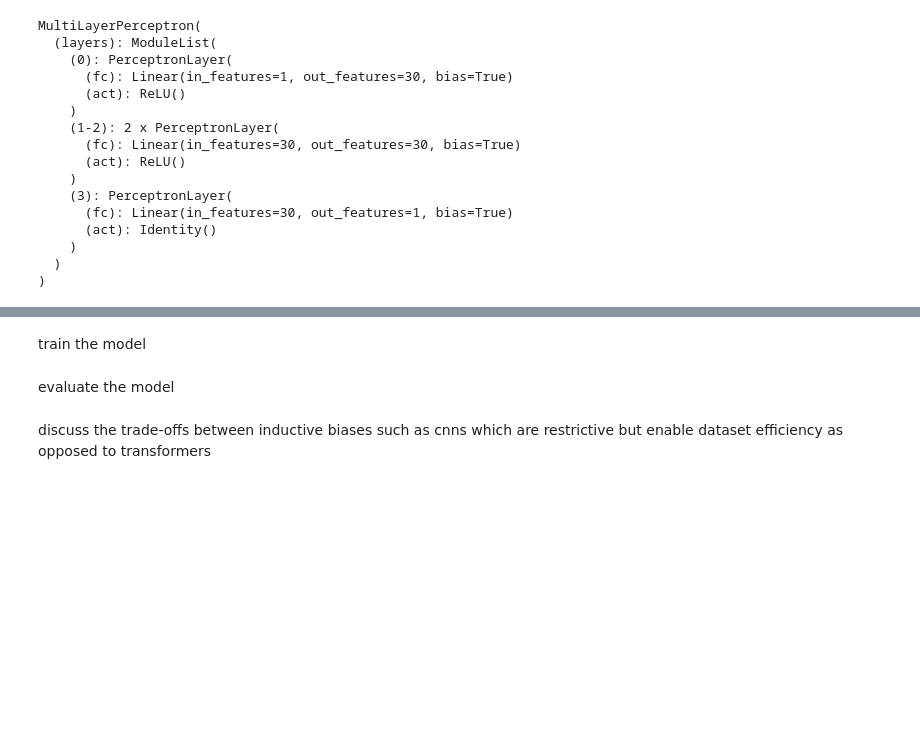
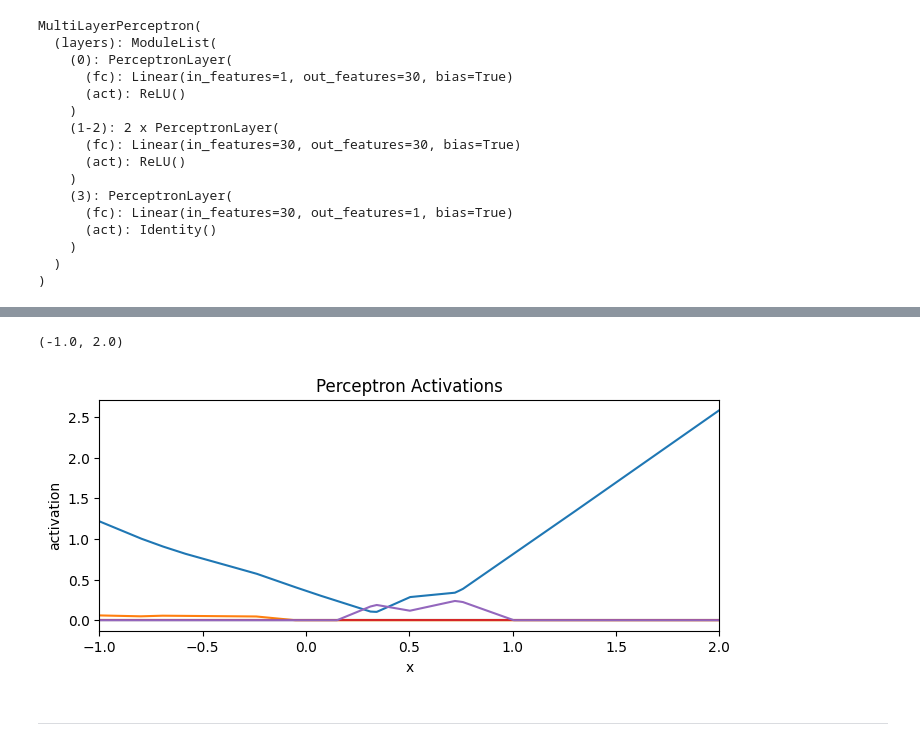
Before and after one commit to nextgenerationgraduatesprogram/nextgen25-mlai-workshop03, a Jupyter notebook: notebooks/main.ipynb, the cells around one changed output, grey strips where cells are left out. Drawn from its saved outputs; the diff is of its cells as text; code cells hidden in the pictures; blank space fills up the shorter version.

```diff
--- a/notebooks/main.ipynb
+++ b/notebooks/main.ipynb
@@ -270,11 +251,0 @@ ax.set_xlim(x.min(), x.max())
-# %%
-# explore the weights across different layers
-layer_index = 2
-perceptron_index = 4
-
-#
-layer = model.layers[layer_index]
-weights = layer.fc.weight[perceptron_index].detach().cpu()
-bias = layer.fc.bias[perceptron_index].detach().cpu()
-print(f"W {weights.shape} = {weights}")
-print(f"b {bias.shape} = {bias}")
@@ -348,17 +251,0 @@ class SpiralClassifier(nn.Module):
-# %%
-x, y = generate_spiral(N=500)
-
-model = SpiralClassifier(input_dim=2, hidden_dim=5)
-optimizer = torch.optim.Adam(model.parameters(), lr=1e-3)
-loss_fn = nn.BCEWithLogitsLoss()
-
-# Training loop
-for step in range(3000):
-    logits = model(x)
-    loss = loss_fn(logits, y)
-    optimizer.zero_grad()
-    loss.backward()
-    optimizer.step()
-
-    if step % 500 == 0:
-        print(f"Step {step}, Loss: {loss.item():.4f}")
@@ -730,2 +251,0 @@ lets define a model
-# %% [markdown]
-train the model
@@ -734,4 +252,18 @@ train the model
-# %% [markdown]
-evaluate the model
-# %% [markdown]
-discuss the trade-offs between inductive biases such as cnns which are restrictive but enable dataset efficiency as opposed to transformers
+# %%
+# which perceptron to inspect
+layer_index = 1
+perceptron_indexes = [0, 1, 2, 3, 4]
+
+# acts is of shape [N, output_dim]
+fig, ax = plt.subplots(figsize=(8,3))
+for perceptron_index in perceptron_indexes:
+  ax.plot(x, activations[f"layer_{layer_index}_relu"][:,perceptron_index], label=f"layer_{layer_index}_relu:{perceptron_index}")
+ax.set_title(f"Perceptron Activations")
+ax.set_xlabel("x")
+ax.set_ylabel("activation")
+ax.set_xlim(x.min(), x.max())
+# %% [output]
+(-1.0, 2.0)
+[figure, added]
+# %% [markdown]
+---
```
Also changed, not shown: parts of 161 cells of this notebook.
